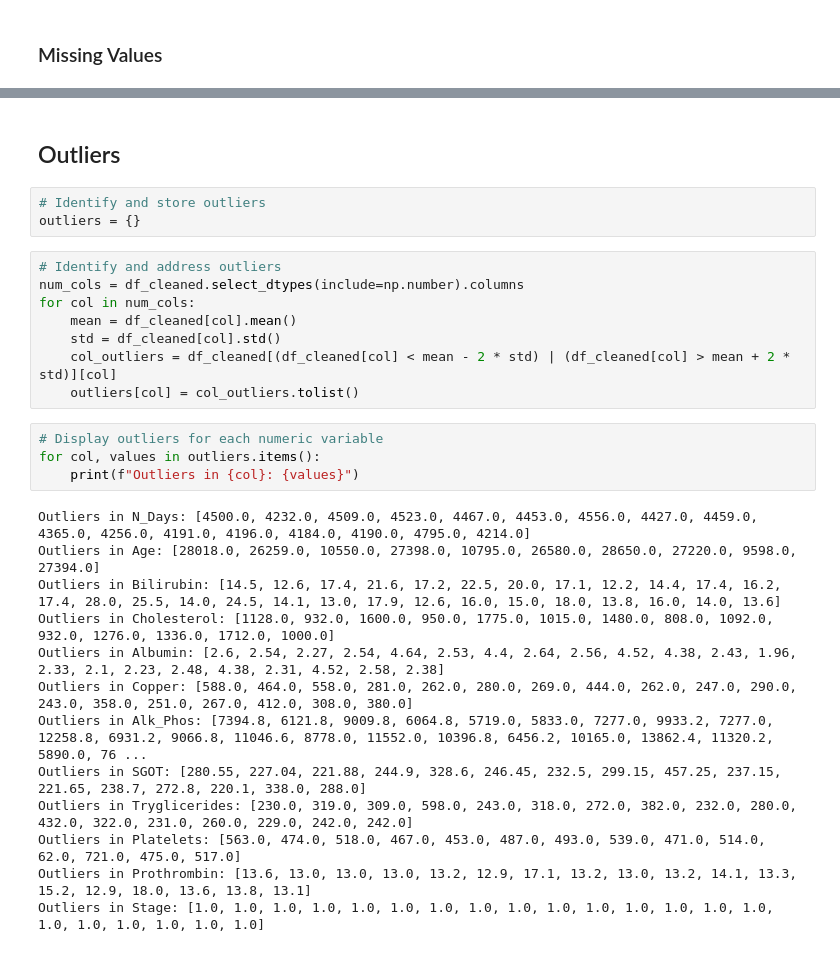
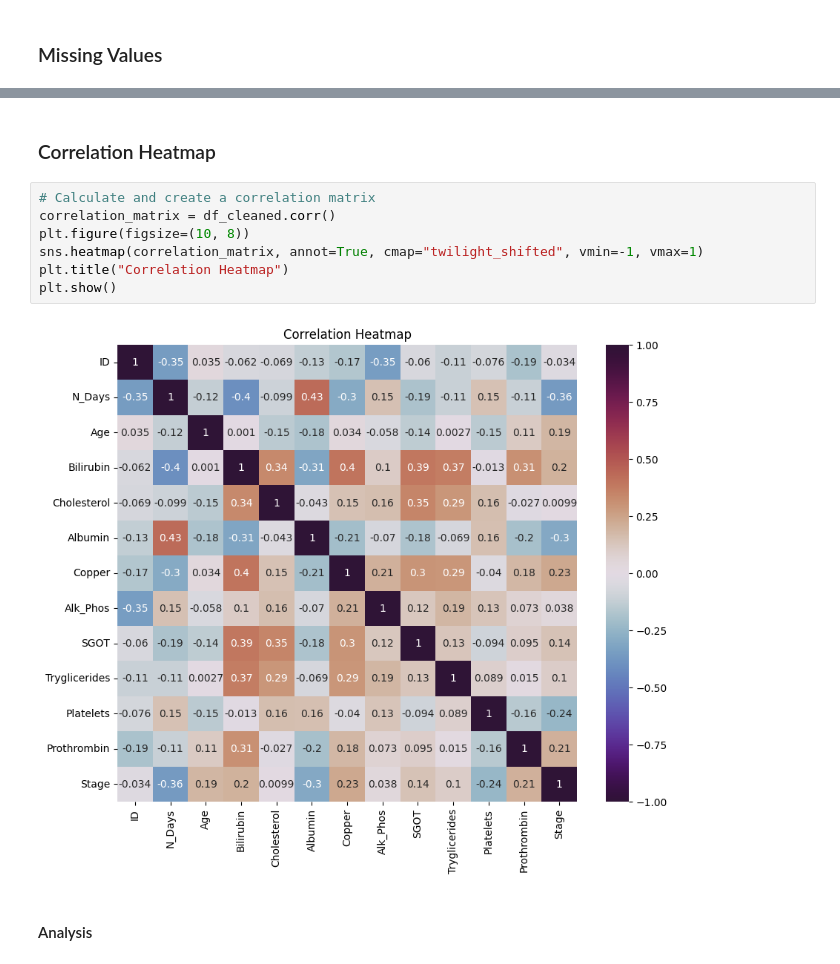
Before and after one commit to A-Kutscher/Liver-Cirrhosis-Dataset-Prediction-with-Modeling, a Jupyter notebook: Project_2_Cirrhosis_AK.ipynb, the cells around one changed output, grey strips where cells are left out. Saved outputs shown, nothing was run; the diff lists cells and outputs as text.

```diff
--- a/Project_2_Cirrhosis_AK.ipynb
+++ b/Project_2_Cirrhosis_AK.ipynb
@@ -243,30 +385,13 @@ for col in df_cleaned.columns:
+# %% [markdown]
+### Correlation Heatmap
+# %%
+# Calculate and create a correlation matrix
+correlation_matrix = df_cleaned.corr()
+plt.figure(figsize=(10, 8))
+sns.heatmap(correlation_matrix, annot=True, cmap="twilight_shifted", vmin=-1, vmax=1)
+plt.title("Correlation Heatmap")
+plt.show()
+# %% [output]
+[figure, added]
 # %% [markdown]
-## Outliers
+#### Analysis
-# %%
-# Identify and store outliers
-outliers = {}
-# %%
-# Identify and address outliers
-num_cols = df_cleaned.select_dtypes(include=np.number).columns
-for col in num_cols:
-    mean = df_cleaned[col].mean()
-    std = df_cleaned[col].std()
-    col_outliers = df_cleaned[(df_cleaned[col] < mean - 2 * std) | (df_cleaned[col] > mean + 2 * std)][col]
-    outliers[col] = col_outliers.tolist()
-# %%
-# Display outliers for each numeric variable
-for col, values in outliers.items():
-    print(f"Outliers in {col}: {values}")
-# %% [output]
-Outliers in N_Days: [4500.0, 4232.0, 4509.0, 4523.0, 4467.0, 4453.0, 4556.0, 4427.0, 4459.0, 4365.0, 4256.0, 4191.0, 4196.0, 4184.0, 4190.0, 4795.0, 4214.0]
-Outliers in Age: [28018.0, 26259.0, 10550.0, 27398.0, 10795.0, 26580.0, 28650.0, 27220.0, 9598.0, 27394.0]
-Outliers in Bilirubin: [14.5, 12.6, 17.4, 21.6, 17.2, 22.5, 20.0, 17.1, 12.2, 14.4, 17.4, 16.2, 17.4, 28.0, 25.5, 14.0, 24.5, 14.1, 13.0, 17.9, 12.6, 16.0, 15.0, 18.0, 13.8, 16.0, 14.0, 13.6]
-Outliers in Cholesterol: [1128.0, 932.0, 1600.0, 950.0, 1775.0, 1015.0, 1480.0, 808.0, 1092.0, 932.0, 1276.0, 1336.0, 1712.0, 1000.0]
-Outliers in Albumin: [2.6, 2.54, 2.27, 2.54, 4.64, 2.53, 4.4, 2.64, 2.56, 4.52, 4.38, 2.43, 1.96, 2.33, 2.1, 2.23, 2.48, 4.38, 2.31, 4.52, 2.58, 2.38]
-Outliers in Copper: [588.0, 464.0, 558.0, 281.0, 262.0, 280.0, 269.0, 444.0, 262.0, 247.0, 290.0, 243.0, 358.0, 251.0, 267.0, 412.0, 308.0, 380.0]
-Outliers in Alk_Phos: [7394.8, 6121.8, 9009.8, 6064.8, 5719.0, 5833.0, 7277.0, 9933.2, 7277.0, 12258.8, 6931.2, 9066.8, 11046.6, 8778.0, 11552.0, 10396.8, 6456.2, 10165.0, 13862.4, 11320.2, 5890.0, 76 ...
-Outliers in SGOT: [280.55, 227.04, 221.88, 244.9, 328.6, 246.45, 232.5, 299.15, 457.25, 237.15, 221.65, 238.7, 272.8, 220.1, 338.0, 288.0]
-Outliers in Tryglicerides: [230.0, 319.0, 309.0, 598.0, 243.0, 318.0, 272.0, 382.0, 232.0, 280.0, 432.0, 322.0, 231.0, 260.0, 229.0, 242.0, 242.0]
-Outliers in Platelets: [563.0, 474.0, 518.0, 467.0, 453.0, 487.0, 493.0, 539.0, 471.0, 514.0, 62.0, 721.0, 475.0, 517.0]
-Outliers in Prothrombin: [13.6, 13.0, 13.0, 13.0, 13.2, 12.9, 17.1, 13.2, 13.0, 13.2, 14.1, 13.3, 15.2, 12.9, 18.0, 13.6, 13.8, 13.1]
-Outliers in Stage: [1.0, 1.0, 1.0, 1.0, 1.0, 1.0, 1.0, 1.0, 1.0, 1.0, 1.0, 1.0, 1.0, 1.0, 1.0, 1.0, 1.0, 1.0, 1.0, 1.0, 1.0]
```
Also changed, not shown: parts of 58 cells of this notebook.
